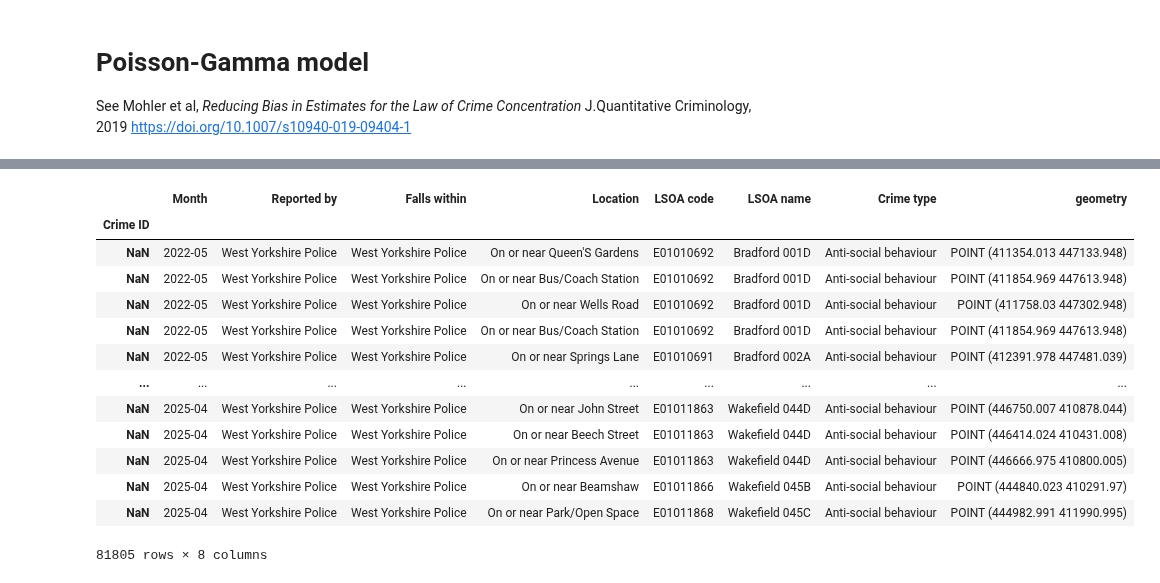
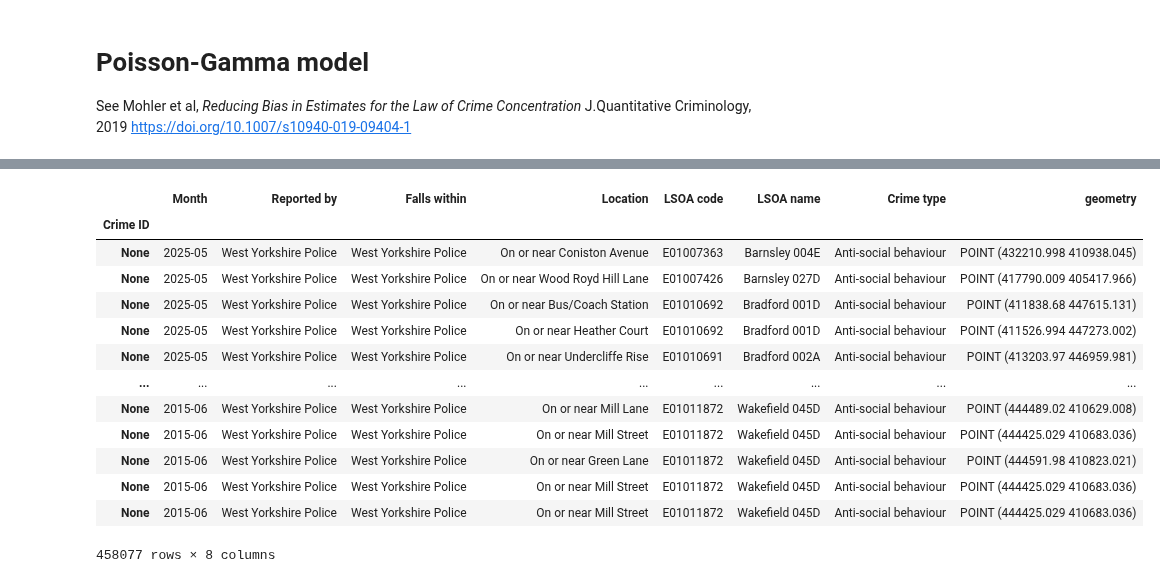
Before and after one commit to safer-streets/safer-streets-core, a Jupyter notebook: poisson-gamma.ipynb, the cells around one changed output, grey strips where cells are left out. Cells and saved outputs as stored; diff of their text form; code cells hidden in the pictures.

```diff
--- a/poisson-gamma.ipynb
+++ b/poisson-gamma.ipynb
@@ -22,28 +28,31 @@ from utils import (
 )
 # %%
 FORCE = "West Yorkshire"
+LATEST_DATE = Month(2025, 5)
+N_MONTHS = 120
 rng = np.random.default_rng(19937)
+spatial_unit = "GRID"
+spatial_params = {"size": 2000.0}
 
 force_boundary = get_force_boundary(FORCE)
 
-CATEGORY = CATEGORIES[1]
-raw_crime_data = extract_crime_data(FORCE)
-# filter by category and remove any points
-raw_crime_data = raw_crime_data[(raw_crime_data["Crime type"] == CATEGORY)]
+filter = {"Crime type": CATEGORIES[1]}
+
+raw_crime_data = load_crime_data(FORCE, Itr(monthgen(LATEST_DATE, backwards=True)).take(N_MONTHS), filters=filter)
 raw_crime_data
 # %% [output]
 |  | Month | Reported by | Falls within | Location | LSOA code | LSOA name | Crime type | geometry |
 | Crime ID |  |  |  |  |  |  |  |  |
-| NaN | 2022-05 | West Yorkshire Police | West Yorkshire Police | On or near Queen'S Gardens | E01010692 | Bradford 001D | Anti-social behaviour | POINT (411354.013 447133.948) |
-| NaN | 2022-05 | West Yorkshire Police | West Yorkshire Police | On or near Bus/Coach Station | E01010692 | Bradford 001D | Anti-social behaviour | POINT (411854.969 447613.948) |
-| NaN | 2022-05 | West Yorkshire Police | West Yorkshire Police | On or near Wells Road | E01010692 | Bradford 001D | Anti-social behaviour | POINT (411758.03 447302.948) |
-| NaN | 2022-05 | West Yorkshire Police | West Yorkshire Police | On or near Bus/Coach Station | E01010692 | Bradford 001D | Anti-social behaviour | POINT (411854.969 447613.948) |
-| NaN | 2022-05 | West Yorkshire Police | West Yorkshire Police | On or near Springs Lane | E01010691 | Bradford 002A | Anti-social behaviour | POINT (412391.978 447481.039) |
+| None | 2025-05 | West Yorkshire Police | West Yorkshire Police | On or near Coniston Avenue | E01007363 | Barnsley 004E | Anti-social behaviour | POINT (432210.998 410938.045) |
+| None | 2025-05 | West Yorkshire Police | West Yorkshire Police | On or near Wood Royd Hill Lane | E01007426 | Barnsley 027D | Anti-social behaviour | POINT (417790.009 405417.966) |
+| None | 2025-05 | West Yorkshire Police | West Yorkshire Police | On or near Bus/Coach Station | E01010692 | Bradford 001D | Anti-social behaviour | POINT (411838.68 447615.131) |
+| None | 2025-05 | West Yorkshire Police | West Yorkshire Police | On or near Heather Court | E01010692 | Bradford 001D | Anti-social behaviour | POINT (411526.994 447273.002) |
+| None | 2025-05 | West Yorkshire Police | West Yorkshire Police | On or near Undercliffe Rise | E01010691 | Bradford 002A | Anti-social behaviour | POINT (413203.97 446959.981) |
 | ... | ... | ... | ... | ... | ... | ... | ... | ... |
-| NaN | 2025-04 | West Yorkshire Police | West Yorkshire Police | On or near John Street | E01011863 | Wakefield 044D | Anti-social behaviour | POINT (446750.007 410878.044) |
-| NaN | 2025-04 | West Yorkshire Police | West Yorkshire Police | On or near Beech Street | E01011863 | Wakefield 044D | Anti-social behaviour | POINT (446414.024 410431.008) |
-| NaN | 2025-04 | West Yorkshire Police | West Yorkshire Police | On or near Princess Avenue | E01011863 | Wakefield 044D | Anti-social behaviour | POINT (446666.975 410800.005) |
-| NaN | 2025-04 | West Yorkshire Police | West Yorkshire Police | On or near Beamshaw | E01011866 | Wakefield 045B | Anti-social behaviour | POINT (444840.023 410291.97) |
-| NaN | 2025-04 | West Yorkshire Police | West Yorkshire Police | On or near Park/Open Space | E01011868 | Wakefield 045C | Anti-social behaviour | POINT (444982.991 411990.995) |
+| None | 2015-06 | West Yorkshire Police | West Yorkshire Police | On or near Mill Lane | E01011872 | Wakefield 045D | Anti-social behaviour | POINT (444489.02 410629.008) |
+| None | 2015-06 | West Yorkshire Police | West Yorkshire Police | On or near Mill Street | E01011872 | Wakefield 045D | Anti-social behaviour | POINT (444425.029 410683.036) |
+| None | 2015-06 | West Yorkshire Police | West Yorkshire Police | On or near Green Lane | E01011872 | Wakefield 045D | Anti-social behaviour | POINT (444591.98 410823.021) |
+| None | 2015-06 | West Yorkshire Police | West Yorkshire Police | On or near Mill Street | E01011872 | Wakefield 045D | Anti-social behaviour | POINT (444425.029 410683.036) |
+| None | 2015-06 | West Yorkshire Police | West Yorkshire Police | On or near Mill Street | E01011872 | Wakefield 045D | Anti-social behaviour | POINT (444425.029 410683.036) |
-81805 rows × 8 columns
+458077 rows × 8 columns
 # %%
```
Also changed, not shown: parts of 17 cells of this notebook, 4 other files.
